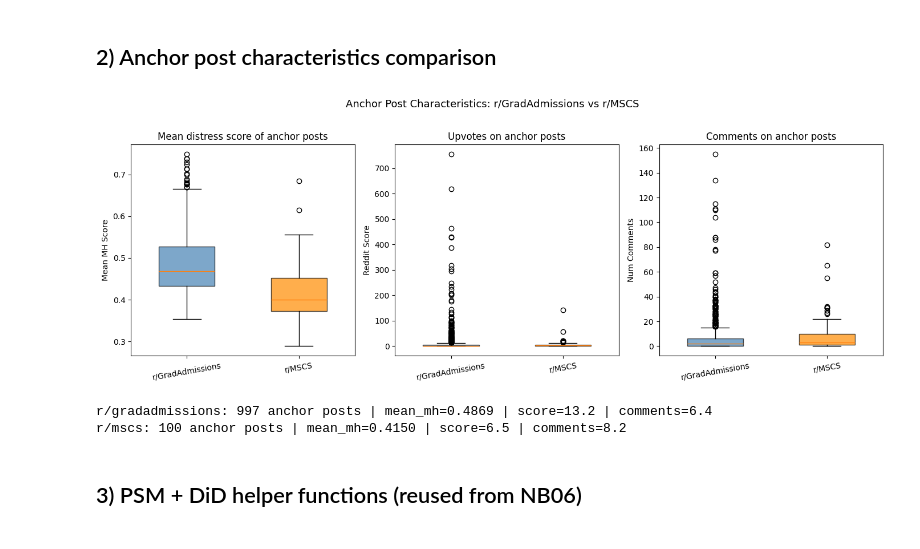
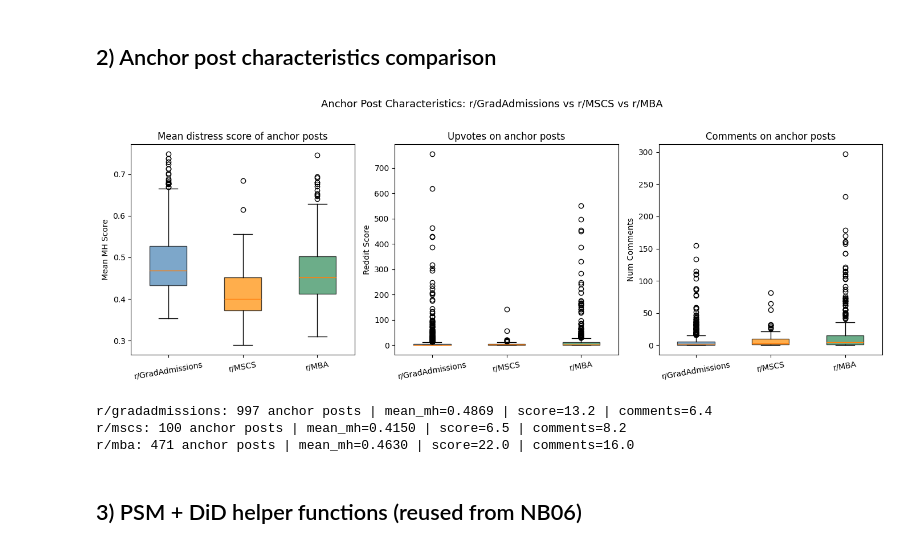
Before and after one commit to bulkpool/reddit-gradadmissions-distress, a Jupyter notebook: notebooks/07_comparison_analysis.ipynb, the cells around one changed output. Saved outputs shown, nothing was run; the diff lists cells and outputs as text; code cells hidden in the pictures.

```diff
--- a/notebooks/07_comparison_analysis.ipynb
+++ b/notebooks/07_comparison_analysis.ipynb
@@ -42,6 +42,7 @@ FIG_DIR.mkdir(exist_ok=True)
 SUBREDDITS = {
     'gradadmissions': ROOT / 'data' / 'processed_v2' / 'gradadmissions',
     'mscs':           ROOT / 'data' / 'processed_v2' / 'mscs',
+    'mba':            ROOT / 'data' / 'processed_v2' / 'mba',
 }
 
 REQUIRED = [
@@ -62,7 +63,7 @@ for sr, ddir in SUBREDDITS.items():
         print(f'  r/{sr}/{fname}: {status}')
 
 if not all_ok:
-    print('\n⚠ Some files are missing — run NB01–NB06 for both subreddits first.')
+    print('\nSome files are missing — run NB01–NB06 for each subreddit first.')
 else:
     print('\nAll files present.')
 # %% [output]
@@ -87,7 +92,8 @@ for sr, ddir in SUBREDDITS.items():
     anchors  = pd.read_parquet(ddir / 'anchor_posts_v2.parquet')
     exposure = pd.read_parquet(ddir / 'exposure_labels_v2.parquet')
 
-    for cycle in [1, 2]:
+    cycles_here = sorted(int(c) for c in exposure['cycle'].dropna().unique())
+    for cycle in cycles_here:
         pc = panel[panel['cycle'] == cycle]
         ec = exposure[exposure['cycle'] == cycle]
         ac = anchors[anchors['cycle'].isin([cycle, float(cycle)])]
@@ -120,42 +119,44 @@ r/gradadmissions      2              12316       1599        10717
 # %%
 fig, axes = plt.subplots(1, 3, figsize=(14, 5))
 
 anchor_data = {}
 for sr, ddir in SUBREDDITS.items():
     anchor_data[sr] = pd.read_parquet(ddir / 'anchor_posts_v2.parquet')
 
 metrics = [
     ('mean_mh_score', 'Mean MH Score', 'Mean distress score of anchor posts'),
     ('score',         'Reddit Score',  'Upvotes on anchor posts'),
     ('num_comments',  'Num Comments',  'Comments on anchor posts'),
 ]
 
-colors = {'gradadmissions': 'steelblue', 'mscs': 'darkorange'}
-labels = {'gradadmissions': 'r/GradAdmissions', 'mscs': 'r/MSCS'}
+colors = {'gradadmissions': 'steelblue', 'mscs': 'darkorange', 'mba': 'seagreen'}
+labels = {'gradadmissions': 'r/GradAdmissions', 'mscs': 'r/MSCS', 'mba': 'r/MBA'}
 
 for ax, (col, ylabel, title) in zip(axes, metrics):
-    data_to_plot = [anchor_data[sr][col].dropna().values for sr in ['gradadmissions', 'mscs']]
+    data_to_plot = [anchor_data[sr][col].dropna().values for sr in list(SUBREDDITS)]
     bp = ax.boxplot(data_to_plot, patch_artist=True, widths=0.5)
-    for patch, sr in zip(bp['boxes'], ['gradadmissions', 'mscs']):
+    for patch, sr in zip(bp['boxes'], list(SUBREDDITS)):
         patch.set_facecolor(colors[sr])
         patch.set_alpha(0.7)
-    ax.set_xticklabels([labels[sr] for sr in ['gradadmissions', 'mscs']], rotation=10)
+    ax.set_xticklabels([labels[sr] for sr in list(SUBREDDITS)], rotation=10)
     ax.set_ylabel(ylabel)
     ax.set_title(title)
 
-plt.suptitle('Anchor Post Characteristics: r/GradAdmissions vs r/MSCS', y=1.02, fontsize=13)
+plt.suptitle('Anchor Post Characteristics: ' + ' vs '.join(labels[sr] for sr in SUBREDDITS),
+             y=1.02, fontsize=13)
 plt.tight_layout()
 plt.savefig(FIG_DIR / 'fig_anchor_comparison.png', dpi=150, bbox_inches='tight')
 plt.show()
 
-for sr in ['gradadmissions', 'mscs']:
+for sr in SUBREDDITS:
     a = anchor_data[sr]
     print(f'r/{sr}: {len(a):,} anchor posts | mean_mh={a["mean_mh_score"].mean():.4f} | '
           f'score={a["score"].mean():.1f} | comments={a["num_comments"].mean():.1f}')
 # %% [output]
-[figure, old version]
+[figure, new version]
 r/gradadmissions: 997 anchor posts | mean_mh=0.4869 | score=13.2 | comments=6.4
 r/mscs: 100 anchor posts | mean_mh=0.4150 | score=6.5 | comments=8.2
+r/mba: 471 anchor posts | mean_mh=0.4630 | score=22.0 | comments=16.0
 # %% [markdown]
 ## 3) PSM + DiD helper functions (reused from NB06)
 # %%
```
Also changed, not shown: parts of 10 cells of this notebook, 41 other files.
